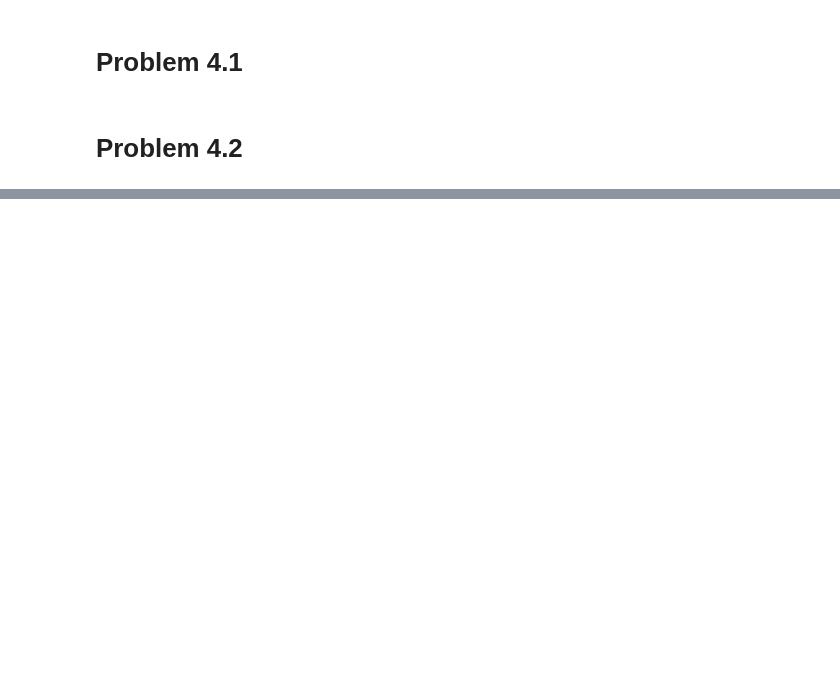
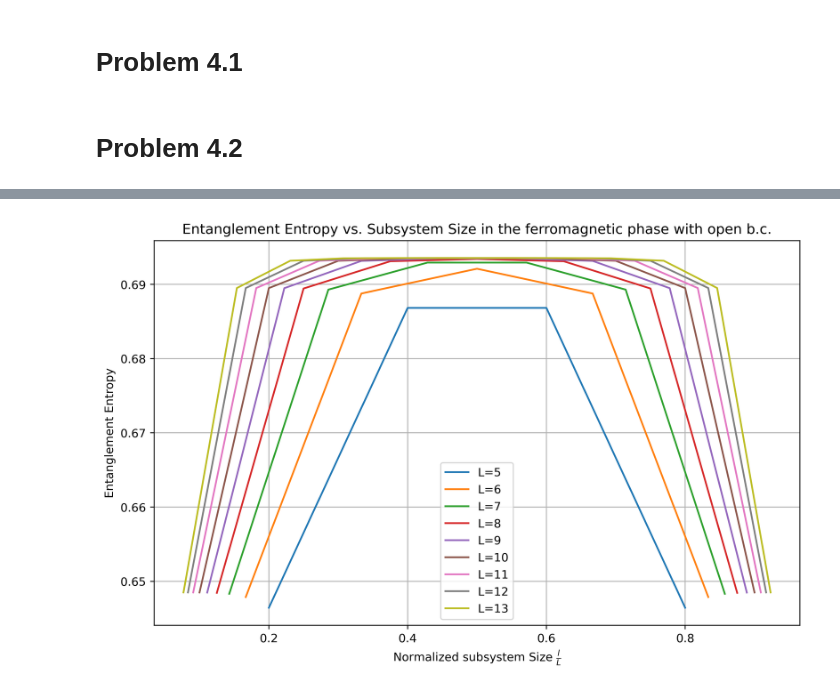
Before and after one commit to Abhiram2006/ph121c-hwk2, a Jupyter notebook: main.ipynb, the cells around one changed output, grey strips where cells are left out. Cells and saved outputs as stored; diff of their text form; code cells hidden in the pictures; blank space fills up the shorter version.

```diff
--- a/main.ipynb
+++ b/main.ipynb
@@ -258,0 +276,13 @@ print(entanglement_entropy(3, 10, 1, 1, False))
+# %%
+def high_entropy(l, L, J, h, periodic):
+
+    H = sparseH(L, J, h, periodic)
+
+    vec = scipy.sparse.linalg.eigsh(H, k=1, which='LA')[1]
+
+    psi_matrix = vec.reshape((2**l, 2**(L-l)))
+    u, s, vh = np.linalg.svd(psi_matrix, compute_uv=True)
+    lambdas = s**2
+    S = -np.sum(lambdas * np.log(lambdas))
+
+    return S
@@ -258,0 +293,32 @@ print(entanglement_entropy(3, 10, 1, 1, False))
+# %%
+def compute_entropies(L_values, h, periodic):
+    results = {}
+    for L in L_values:
+        ls = range(1, L)
+        Entropies = []
+        for l in tqdm(ls, desc=f'Computing for L={L}'):
+            entropy = high_entropy(l, L, 1, h, periodic)
+            Entropies.append(entropy)
+        results[L] = Entropies
+    return results
+
+def plot_results(results):
+    plt.figure(figsize=(10, 6))
+    for L, entropies in results.items():
+        plt.plot(range(1, L)/np.array(L), entropies, label=f'L={L}')
+    plt.xlabel(r'Normalized subsystem Size $\frac{l}{L}$')
+    plt.ylabel('Entanglement Entropy')
+    plt.title('Entanglement Entropy vs. Subsystem Size in the ferromagnetic phase with open b.c.')
+    plt.legend()
+    plt.grid(True)
+
+L_values = [5, 6, 7, 8, 9, 10, 11, 12, 13]
+h = 0.3
+periodic = False
+
+entropies = compute_entropies(L_values, h, periodic)
+plot_results(entropies)
+plt.savefig(os.path.join(directory, 'ferro-openhighest.png'), dpi =400)
+plt.show()
+# %% [output]
+[figure, added]
```
Also changed, not shown: parts of 15 cells of this notebook, 25 other files.
